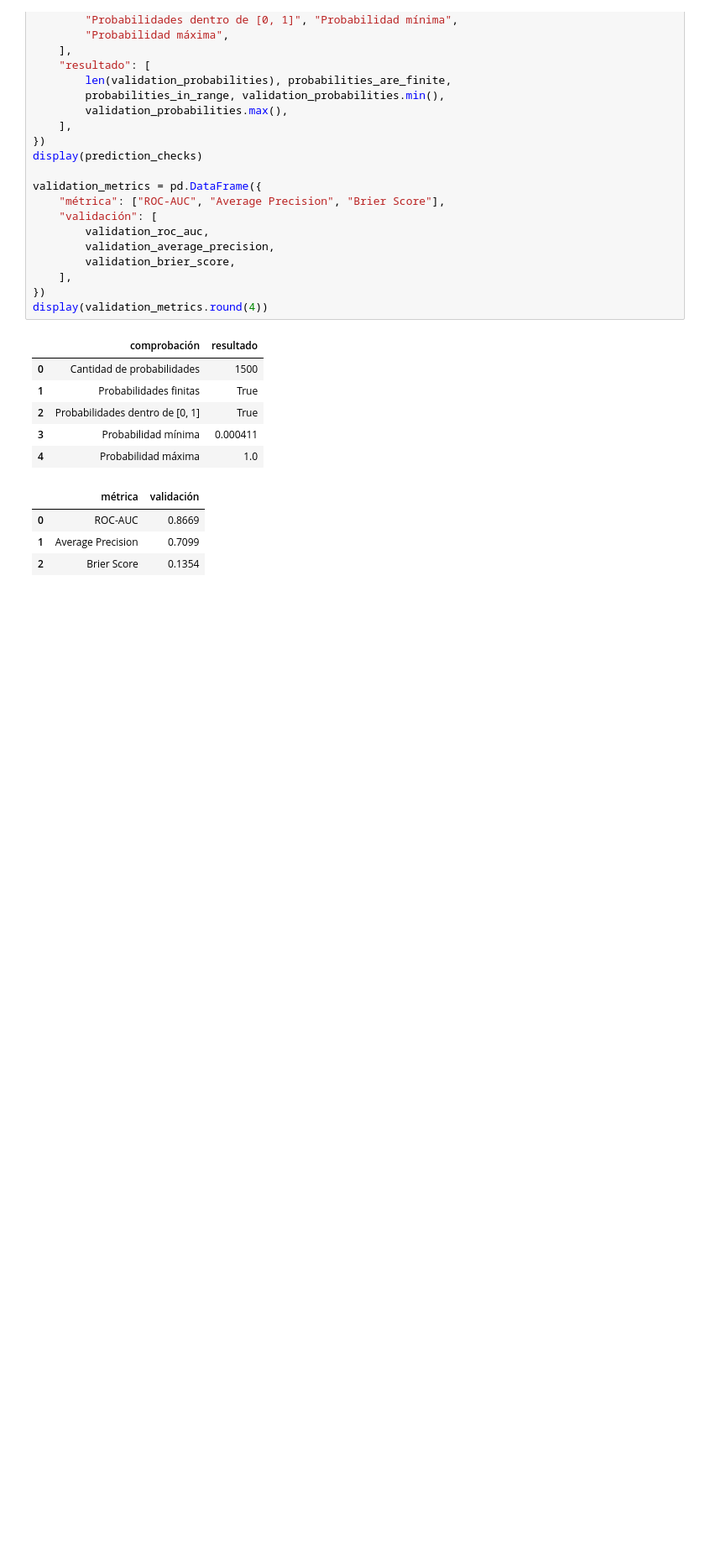
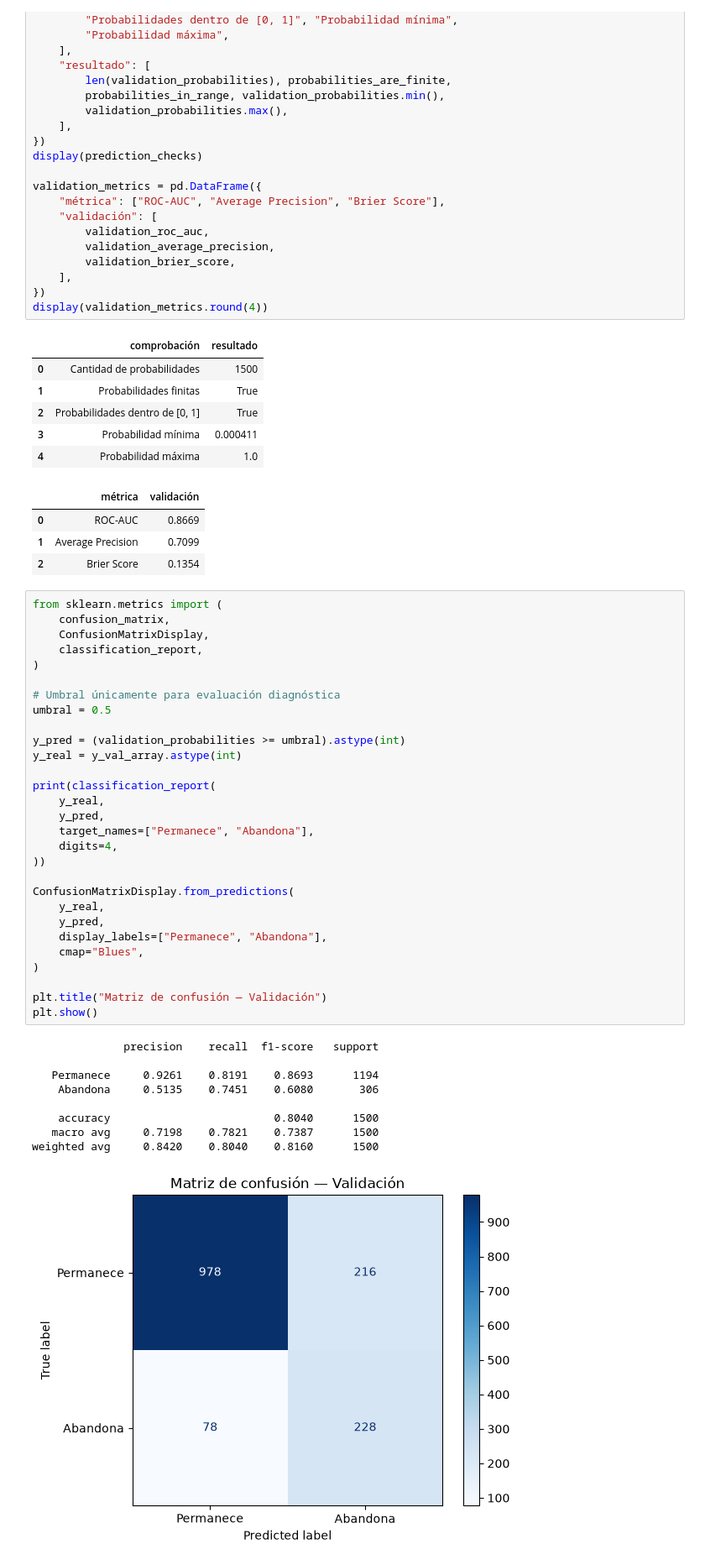
Before and after one commit to An2k24Dm/project-AI, a Jupyter notebook: notebooks/03_red_neuronal.ipynb, the cells around one changed output. Shown at 84% size. Drawn from its saved outputs; the diff is of its cells as text; blank space fills up the shorter version.

```diff
--- a/notebooks/03_red_neuronal.ipynb
+++ b/notebooks/03_red_neuronal.ipynb
@@ -438,3 +456,42 @@ display(validation_metrics.round(4))
 | 0 | ROC-AUC | 0.8669 |
 | 1 | Average Precision | 0.7099 |
 | 2 | Brier Score | 0.1354 |
+# %%
+from sklearn.metrics import (
+    confusion_matrix,
+    ConfusionMatrixDisplay,
+    classification_report,
+)
+
+# Umbral únicamente para evaluación diagnóstica
+umbral = 0.5
+
+y_pred = (validation_probabilities >= umbral).astype(int)
+y_real = y_val_array.astype(int)
+
+print(classification_report(
+    y_real,
+    y_pred,
+    target_names=["Permanece", "Abandona"],
+    digits=4,
+))
+
+ConfusionMatrixDisplay.from_predictions(
+    y_real,
+    y_pred,
+    display_labels=["Permanece", "Abandona"],
+    cmap="Blues",
+)
+
+plt.title("Matriz de confusión — Validación")
+plt.show()
+# %% [output]
+              precision    recall  f1-score   support
+
+   Permanece     0.9261    0.8191    0.8693      1194
+    Abandona     0.5135    0.7451    0.6080       306
+
+    accuracy                         0.8040      1500
+   macro avg     0.7198    0.7821    0.7387      1500
+weighted avg     0.8420    0.8040    0.8160      1500
+[figure, added]
```
Also changed, not shown: parts of 16 cells of this notebook, 20 other files.
